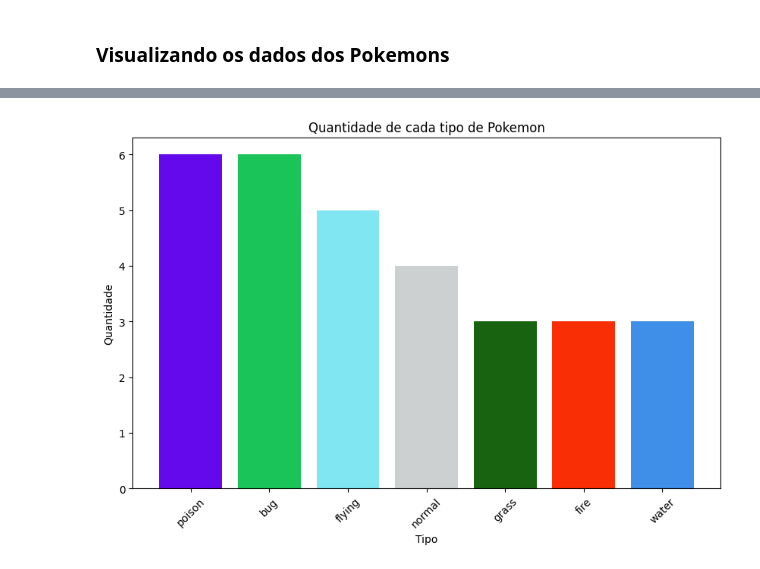
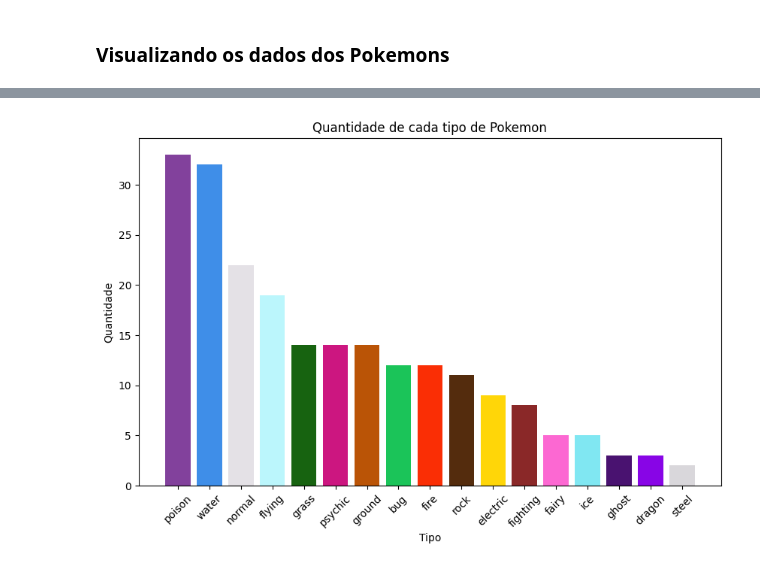
Before and after one commit to noemicho/pokeAPI, a Jupyter notebook: DesafioParte1.ipynb, the cells around one changed output, grey strips where cells are left out. Drawn from its saved outputs; the diff is of its cells as text; code cells hidden in the pictures.

Commit message:
mudando tamanho da amostra de pokemons, e melhorando grafico de barras

```diff
--- a/DesafioParte1.ipynb
+++ b/DesafioParte1.ipynb
@@ -38,7 +38,7 @@ def get_pokemon_data(pokemon_id):
 pokemon_list = []
 
 # Definindo intervalo para quantidade de pokemons
-for pokemon_id in range(1, 20):
+for pokemon_id in range(1, 152):
     data = get_pokemon_data(pokemon_id)
 
     # Se a requisição foi ok
@@ -104,22 +114,32 @@ Name: count, dtype: int64
 # %%
 # Gráfico de Barras para quantidade de cada tipo de Pokemon
 
 colors = [
-    "#6509ed",  # poison
+    "#82419c",  # poison
+    "#3f8ee8",  # water
+    "#e4e1e6",  # normal
+    "#bbf6fc",  # flying
+    "#176310",  # grass
+    "#cc1680",  # psychic
+    "#ba5406",  # ground
     "#1bc459",  # bug
-    "#80e7f2",  # flying
-    "#cdd0d1",  # normal
-    "#176310",  # grass
     "#fa2e05",  # fire
-    "#3f8ee8",  # water
+    "#542c0d",  # rock
+    "#ffd608",  # electric
+    "#8a2828",  # fighting
+    "#fc68d2",  # fairy
+    "#80e7f2",  # ice
+    "#491270",  # ghost
+    "#8805e6",  # dragon
+    "#d9d7db",  # steel
 ]
 
 plt.figure(figsize=(10, 6))
 plt.bar(tipos_qnt.index, tipos_qnt.values, color=colors)
 plt.title('Quantidade de cada tipo de Pokemon')
 plt.xlabel('Tipo')
 plt.ylabel('Quantidade')
 plt.xticks(rotation=45)
 plt.show()
 # %% [output]
-[figure, old version]
+[figure, new version]
```
Also changed, not shown: parts of 3 cells of this notebook.
